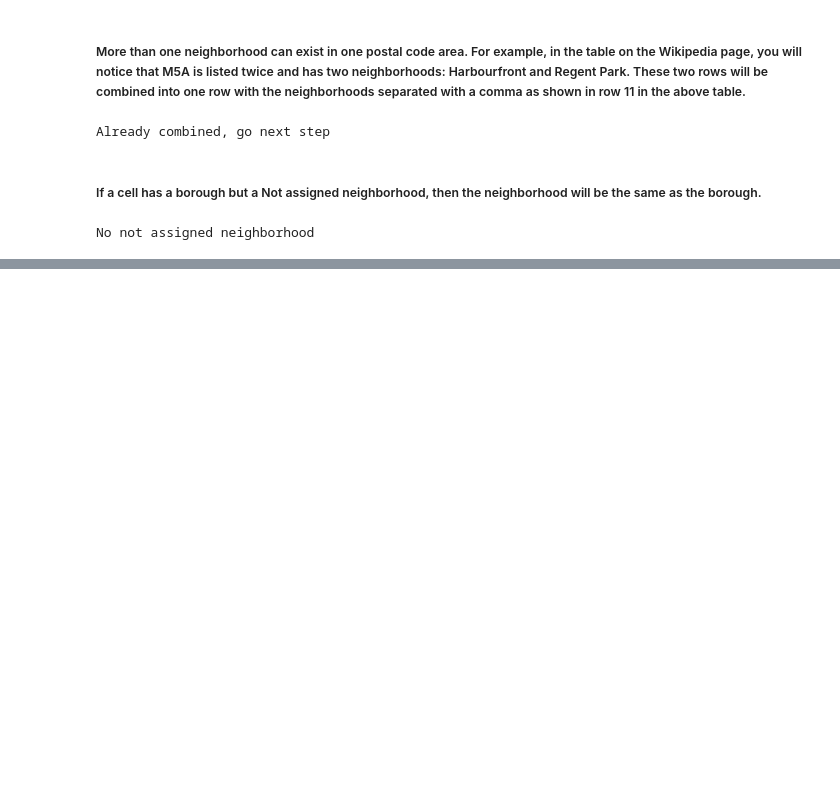
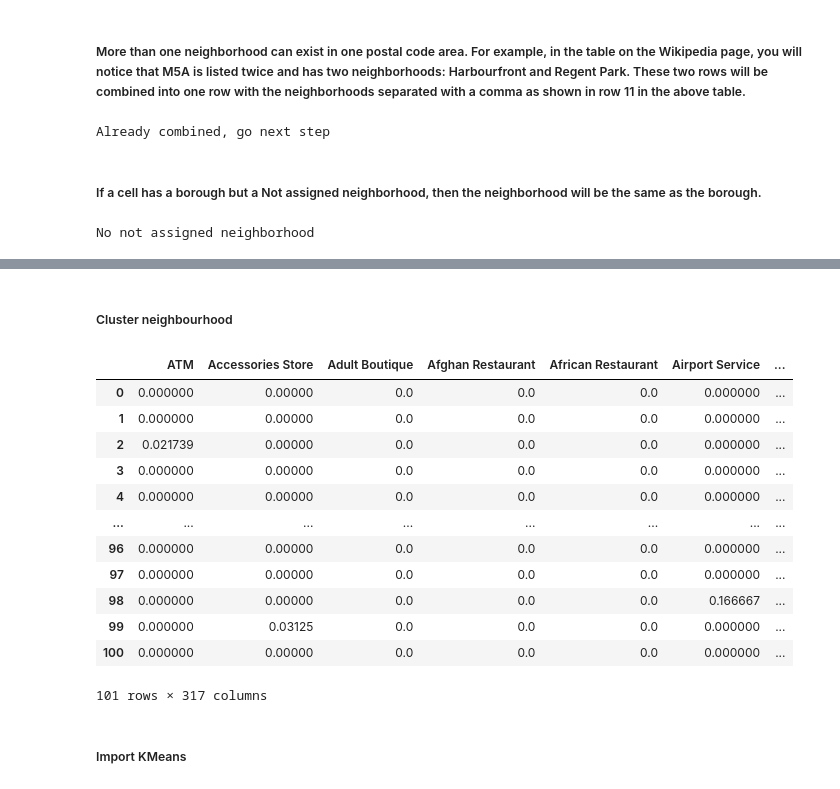
Before and after one commit to TheTibar/Coursera_Capstone, a Jupyter notebook: Capstone Notebook.ipynb, the cells around one changed output, grey strips where cells are left out. Cells and saved outputs as stored; diff of their text form; code cells hidden in the pictures; blank space fills up the shorter version.

```diff
--- a/Capstone Notebook.ipynb
+++ b/Capstone Notebook.ipynb
@@ -83,0 +397,22 @@ No not assigned neighborhood
+# %% [markdown]
+##### Cluster neighbourhood
+# %%
+toronto_grouped_clustering = toronto_grouped.drop('PostalCode', 1)
+
+toronto_grouped_clustering
+# %% [output]
+|  | ATM | Accessories Store | Adult Boutique | Afghan Restaurant | African Restaurant | Airport Service | ... |
+| 0 | 0.000000 | 0.00000 | 0.0 | 0.0 | 0.0 | 0.000000 | ... |
+| 1 | 0.000000 | 0.00000 | 0.0 | 0.0 | 0.0 | 0.000000 | ... |
+| 2 | 0.021739 | 0.00000 | 0.0 | 0.0 | 0.0 | 0.000000 | ... |
+| 3 | 0.000000 | 0.00000 | 0.0 | 0.0 | 0.0 | 0.000000 | ... |
+| 4 | 0.000000 | 0.00000 | 0.0 | 0.0 | 0.0 | 0.000000 | ... |
+| ... | ... | ... | ... | ... | ... | ... | ... |
+| 96 | 0.000000 | 0.00000 | 0.0 | 0.0 | 0.0 | 0.000000 | ... |
+| 97 | 0.000000 | 0.00000 | 0.0 | 0.0 | 0.0 | 0.000000 | ... |
+| 98 | 0.000000 | 0.00000 | 0.0 | 0.0 | 0.0 | 0.166667 | ... |
+| 99 | 0.000000 | 0.03125 | 0.0 | 0.0 | 0.0 | 0.000000 | ... |
+| 100 | 0.000000 | 0.00000 | 0.0 | 0.0 | 0.0 | 0.000000 | ... |
+101 rows × 317 columns
+# %% [markdown]
+##### Import KMeans
```
Also changed, not shown: parts of 51 cells of this notebook.
